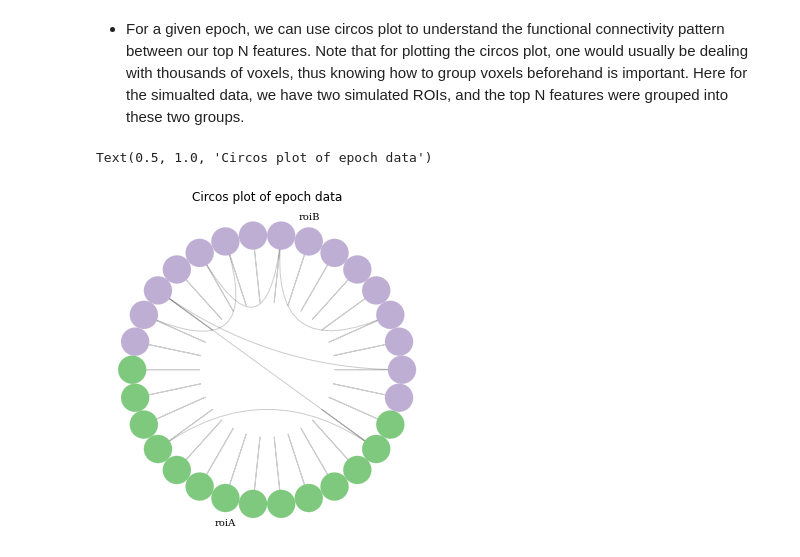
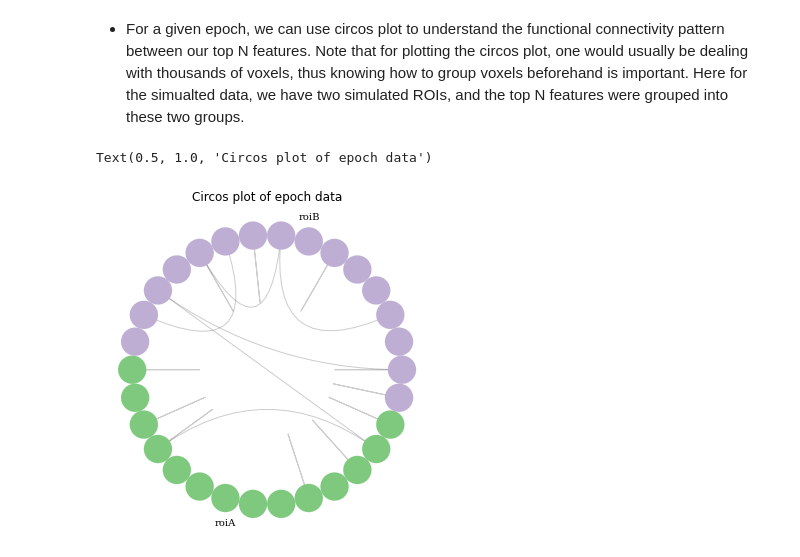
Before and after one commit to peetal/FCMA_demo, a Jupyter notebook: FCMA_demo.ipynb, the cells around one changed output. Drawn from its saved outputs; the diff is of its cells as text; code cells hidden in the pictures.

```diff
--- a/FCMA_demo.ipynb
+++ b/FCMA_demo.ipynb
@@ -483,32 +489,32 @@ edgelist = []
 for row_counter in range(epoch_corr.shape[0]):
     nodelist.append(str(row_counter))  # Set up the node names
 
     for col_counter in range(epoch_corr.shape[1]):
 
         # Determine whether to include the edge based on whether it exceeds the threshold
-        if abs(epoch_corr[row_counter, col_counter]) > threshold:
+        if (abs(epoch_corr[row_counter, col_counter]) > threshold) and (abs(epoch_corr[row_counter, col_counter]) < 1):
             # Add a tuple specifying the voxel pairs being compared and the weight of the edge
             edgelist.append((str(row_counter), str(col_counter), {'weight': epoch_corr[row_counter, col_counter]}))
 
 # Create the nodes in the graph
 G.add_nodes_from(nodelist)
 
 # Add the edges
 G.add_edges_from(edgelist)
 
 for n, d in G.nodes(data=True):
 
     # Is the voxel in roiA or B
     if roiA[coord_x[int(n)],coord_y[int(n)],coord_z[int(n)]] == 1:
         G.nodes[n]['grouping'] = 'roiA'
 
     elif roiB[coord_x[int(n)],coord_y[int(n)],coord_z[int(n)]] == 1:
         G.nodes[n]['grouping'] = 'roiB'
 
 
 c = CircosPlot(graph=G, node_grouping='grouping', node_color='grouping', group_label_position='middle',figsize=(10,6))
 c.draw()
 plt.title('Circos plot of epoch data')
 # %% [output]
 Text(0.5, 1.0, 'Circos plot of epoch data')
-[figure, old version]
+[figure, new version]
```
Also changed, not shown: parts of 11 cells of this notebook.
